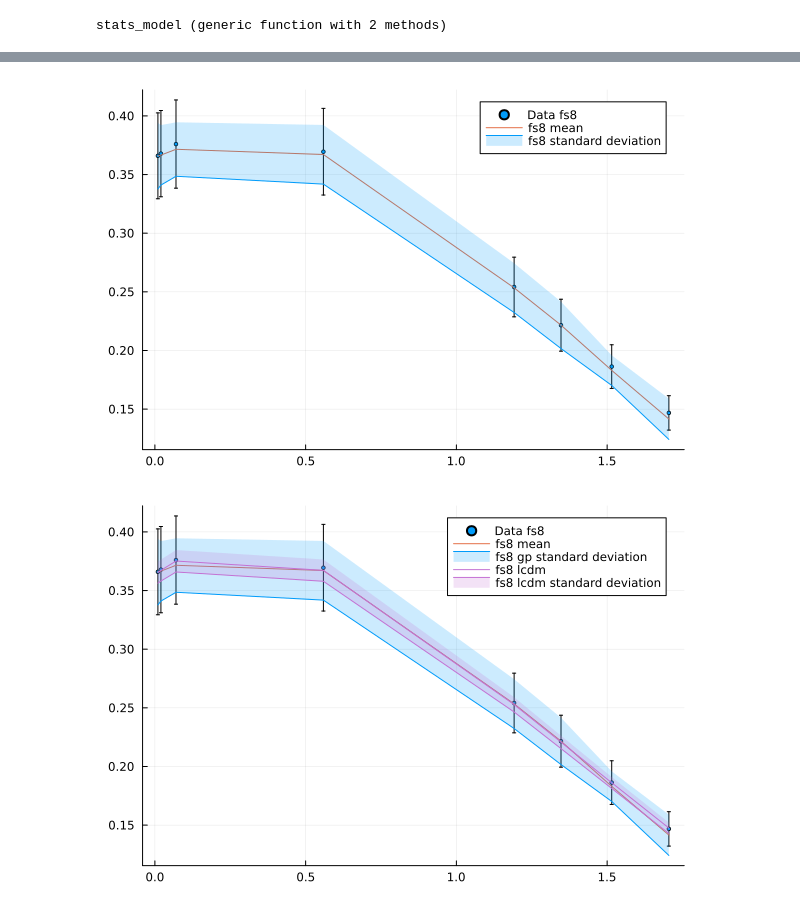
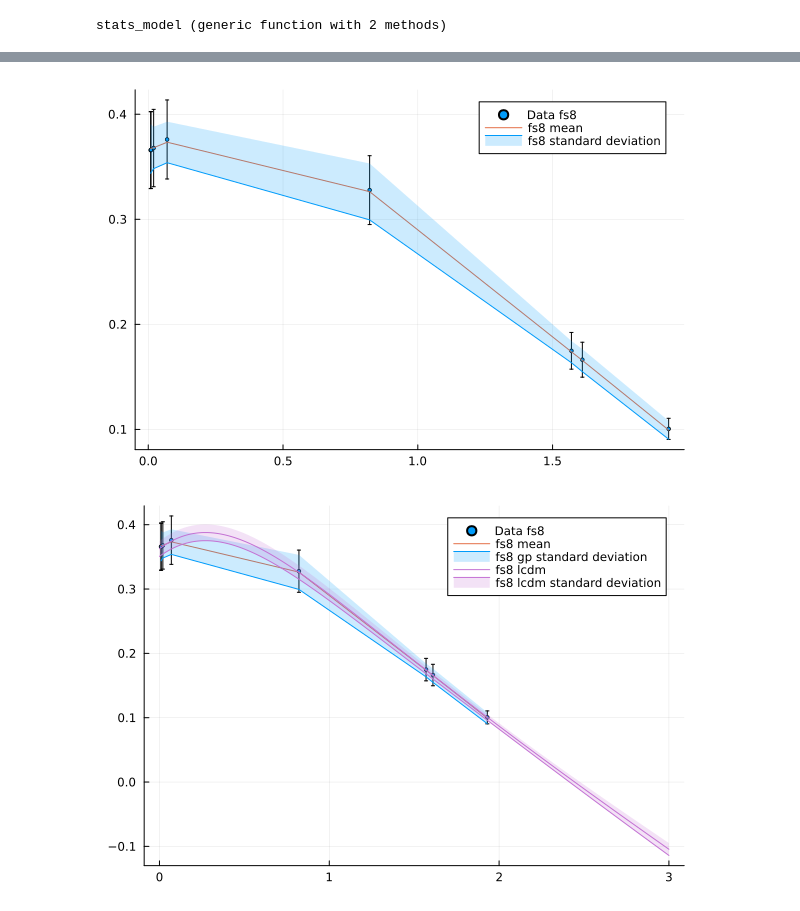
Before and after one commit to JaimeRZP/wb_gp, a Jupyter notebook: Tanvi/finaldata.ipynb, the cells around one changed output, grey strips where cells are left out. Saved outputs shown, nothing was run; the diff lists cells and outputs as text; code cells hidden in the pictures.

```diff
--- a/Tanvi/finaldata.ipynb
+++ b/Tanvi/finaldata.ipynb
@@ -96,7 +96,7 @@ end
 function fakedata_mu()
     z = sort([[0.01, 0.02, 0.05, 0.09] ; (2.5 .* rand(4))])
     d_lum = (1 .+ z) .* (cosmo1.chi(z))
-    data = 5 .* log10.(d_lum) .+ 25 .+ 0.5
+    data = 5 .* log10.(d_lum) .+ 25 .- 19.3
     err = 0.1 .* data
     cov = zeros(length(z), length(z))
     for i in 1:length(z)
@@ -331,10 +331,10 @@ Summary Statistics
 # %%
 # lcdm chains
-hzdata_lcdm = group(chain_LCDM, :hz_theory).value.data[:,:,1];
-aisodata_lcdm = group(chain_LCDM, :dvrd_theory).value.data[:,:,1];
-aapdata_lcdm = group(chain_LCDM, :dhdm_theory).value.data[:,:,1];
-fs8data_lcdm = group(chain_LCDM, :fs8_theory).value.data[:,:,1];
-mudata_lcdm = group(chain_LCDM, :mu_theory).value.data[:,:,1];
+hzdata_lcdm = group(chain_LCDM, :hz_model).value.data[:,:,1];
+aisodata_lcdm = group(chain_LCDM, :dv_rd_model).value.data[:,:,1];
+aapdata_lcdm = group(chain_LCDM, :dh_dm_model).value.data[:,:,1];
+fs8data_lcdm = group(chain_LCDM, :fs8_model).value.data[:,:,1];
+mudata_lcdm = group(chain_LCDM, :mu_model).value.data[:,:,1];
 
 # mean and standard deviation - lcdm
 hz_lcdm_m, hz_lcdm_s = mean(hzdata_lcdm, dims=1), std(hzdata_lcdm, dims=1);
@@ -532,6 +532,6 @@ end
 stats_model (generic function with 2 methods)
 # %%
 #init_params = [h_po => 0.7, omegam_po => 0.3]
-chain_gp = sample(stats_model(data_obs), NUTS(nadapts, 0.7), nsamp)
+chain_gp = sample(stats_model(data_obs), NUTS(20, 0.7), 200)
 # %% [output]
 ┌ Info: Found initial step size
@@ -598,15 +598,15 @@ plot(fakedatafs8.z, fakedatafs8.data, yerr=fs8_err, label="Data fs8", ms=2, seri
 plot!(fakedatafs8.z, vec(fs8pmean), label="fs8 mean")
 plot!(fakedatafs8.z, vec(fs8pmean .- fs8ps),  fillrange = vec(fs8pmean .+ fs8ps), fillalpha=0.2, c=1, label="fs8 standard deviation")
 # %% [output]
-[figure, old version]
+[figure, new version]
 # %%
 plot(fakedatafs8.z, fakedatafs8.data, yerr=fs8_err, label="Data fs8", ms=2, seriestype=:scatter)
 plot!(fakedatafs8.z, vec(fs8pmean), label="fs8 mean")
 plot!(fakedatafs8.z, vec(fs8pmean .- fs8ps),  fillrange = vec(fs8pmean .+ fs8ps), fillalpha=0.2, c=1, label="fs8 gp standard deviation")
-plot!(fakedatafs8.z, vec(fs8_lcdm_m), label="fs8 lcdm")
-plot!(fakedatafs8.z, vec(fs8_lcdm_m .- fs8_lcdm_s),  fillrange = vec(fs8_lcdm_m .+ fs8_lcdm_s), fillalpha=0.2, c=4, label="fs8 lcdm standard deviation")
+plot!(z_integ1, vec(fs8_lcdm_m), label="fs8 lcdm")
+plot!(z_integ1, vec(fs8_lcdm_m .- fs8_lcdm_s),  fillrange = vec(fs8_lcdm_m .+ fs8_lcdm_s), fillalpha=0.2, c=4, label="fs8 lcdm standard deviation")
 # %% [output]
-[figure, old version]
+[figure, new version]
 # %%
 plot(fakedatamu.z, fakedatamu.data, yerr=mu_err, label="Data mu", ms=2, seriestype=:scatter)
 plot!(fakedatamu.z, vec(mupmean), label="mu mean")
```
Also changed, not shown: parts of 22 cells of this notebook.
